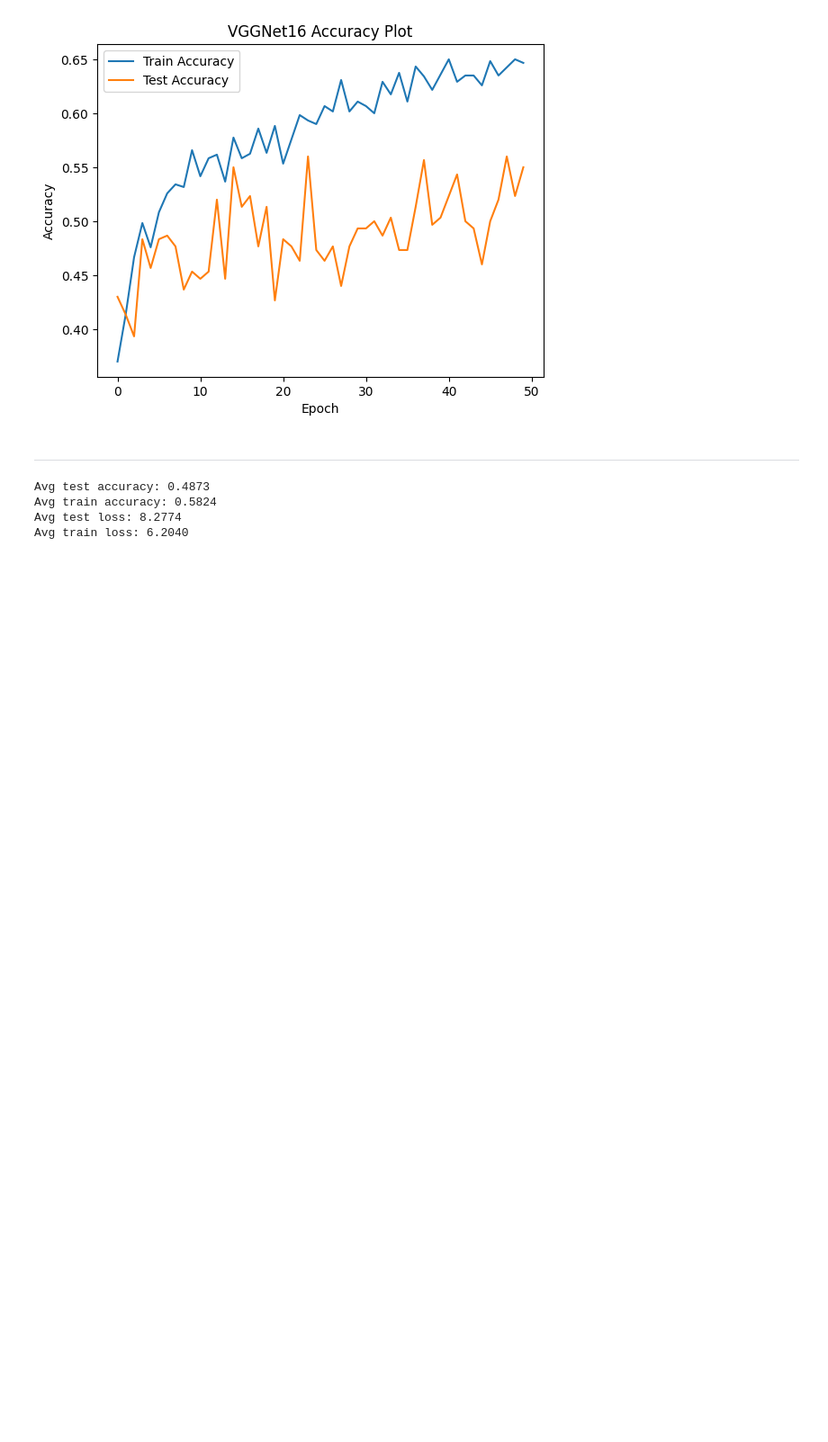
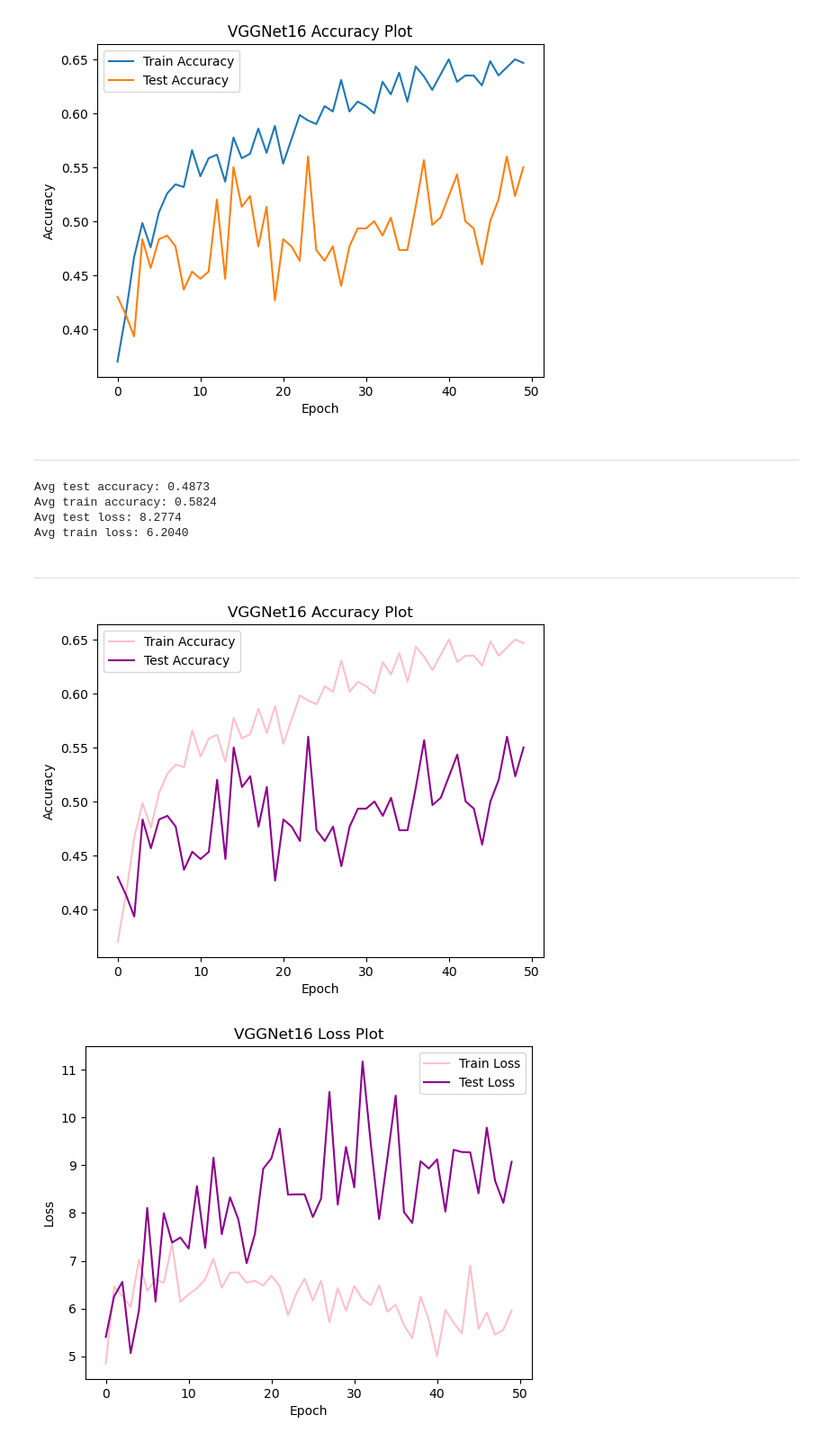
Before and after one commit to randa-ama/DS6050-Final-Project, a Jupyter notebook: VGG16_cnn.ipynb, the cells around one changed output. Shown at 90% size. Saved outputs shown, nothing was run; the diff lists cells and outputs as text; code cells hidden in the pictures; blank space fills up the shorter version.

Commit message:
UPDATED GRAPHS

```diff
--- a/VGG16_cnn.ipynb
+++ b/VGG16_cnn.ipynb
@@ -355,3 +355,45 @@ Avg test accuracy: 0.4873
 Avg train accuracy: 0.5824
 Avg test loss: 8.2774
 Avg train loss: 6.2040
+# %% [markdown]
+______________
+# %%
+import pandas as pd
+import numpy as np
+import matplotlib.pyplot as plt
+import seaborn as sns
+
+# load df
+df_loss = pd.read_csv('vgg_loss_df.csv')
+df_acc = pd.read_csv('vgg_acc_df.csv')
+
+# df to list
+train_losses = df_loss['train_loss'].tolist()
+test_losses = df_loss['test_loss'].tolist()
+train_acc_list = df_acc['train_acc'].tolist()
+test_acc_list = df_acc['test_acc'].tolist()
+
+
+
+# accuracy plot
+plt.plot(train_acc_list, label='Train Accuracy', color='pink')
+plt.plot(test_acc_list, label='Test Accuracy', color='#8B008B')
+plt.xlabel('Epoch')
+plt.ylabel('Accuracy')
+plt.title('VGGNet16 Accuracy Plot')
+plt.savefig('Accuracy_plot.png')
+plt.legend()
+plt.show()
+
+# loss plot
+plt.plot(train_losses, label='Train Loss', color='pink')
+plt.plot(test_losses, label='Test Loss', color='#8B008B')
+plt.xlabel('Epoch')
+plt.ylabel('Loss')
+plt.legend()
+plt.title('VGGNet16 Loss Plot')
+plt.savefig('Loss_plot.png')
+plt.show()
+# %% [output]
+[figure, added]
+[figure, added]
```
Also changed, not shown: 4 other files.
